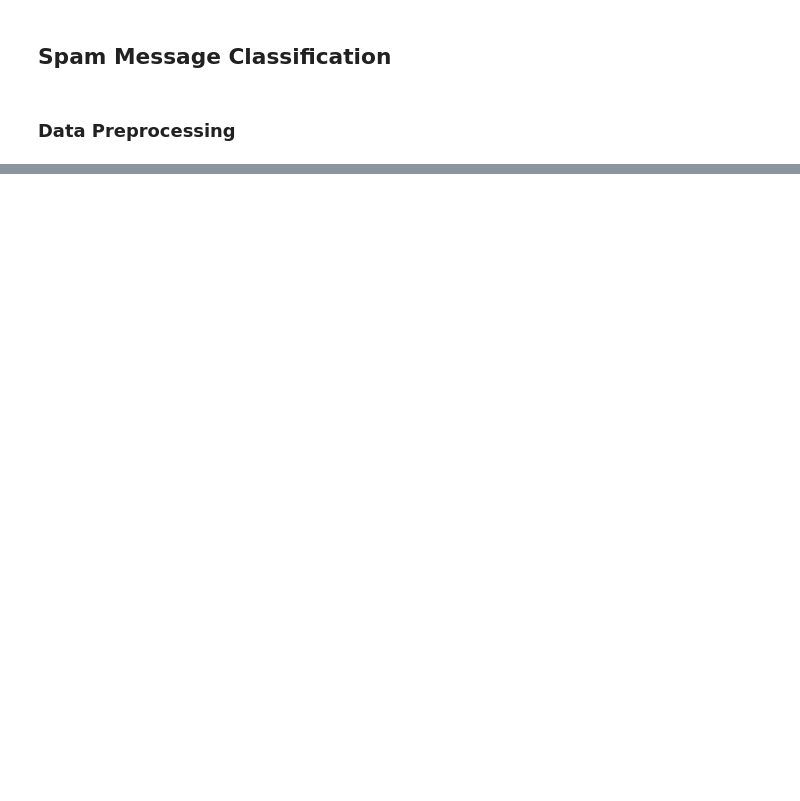
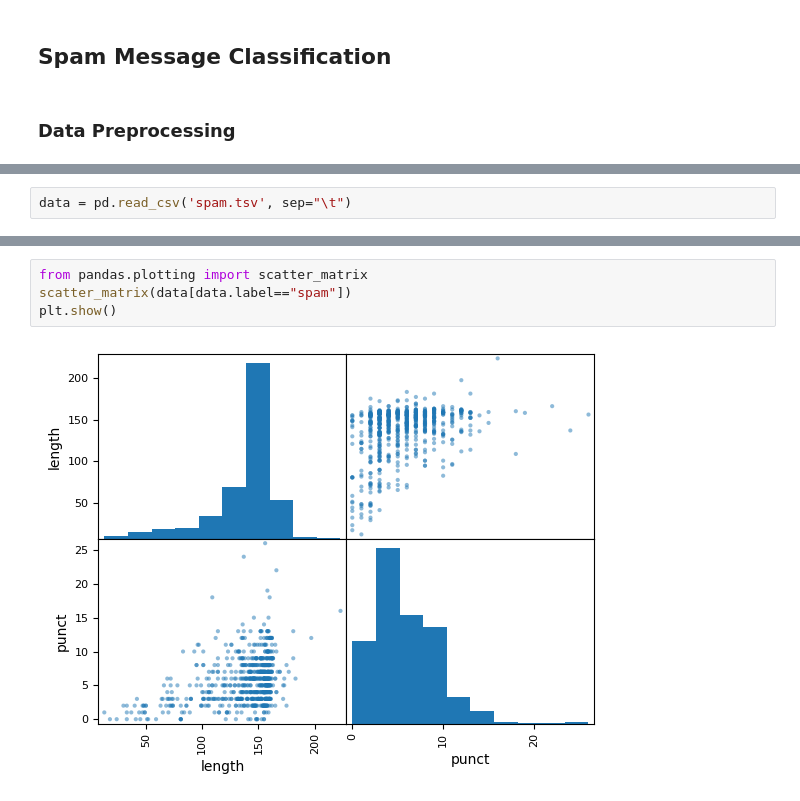
Before and after one commit to SivaKumarRajuPaidi/Spam_Classification, a Jupyter notebook: Spam-Classification.ipynb, the cells around one changed output, grey strips where cells are left out. Saved outputs shown, nothing was run; the diff lists cells and outputs as text; blank space fills up the shorter version.

```diff
--- a/Spam-Classification.ipynb
+++ b/Spam-Classification.ipynb
@@ -8,0 +11,2 @@
+# %%
+data = pd.read_csv('spam.tsv', sep="\t")
@@ -8,0 +37,6 @@
+# %%
+from pandas.plotting import scatter_matrix
+scatter_matrix(data[data.label=="spam"])
+plt.show()
+# %% [output]
+[figure, added]
```
Also changed, not shown: parts of 40 cells of this notebook, 1 other file.
